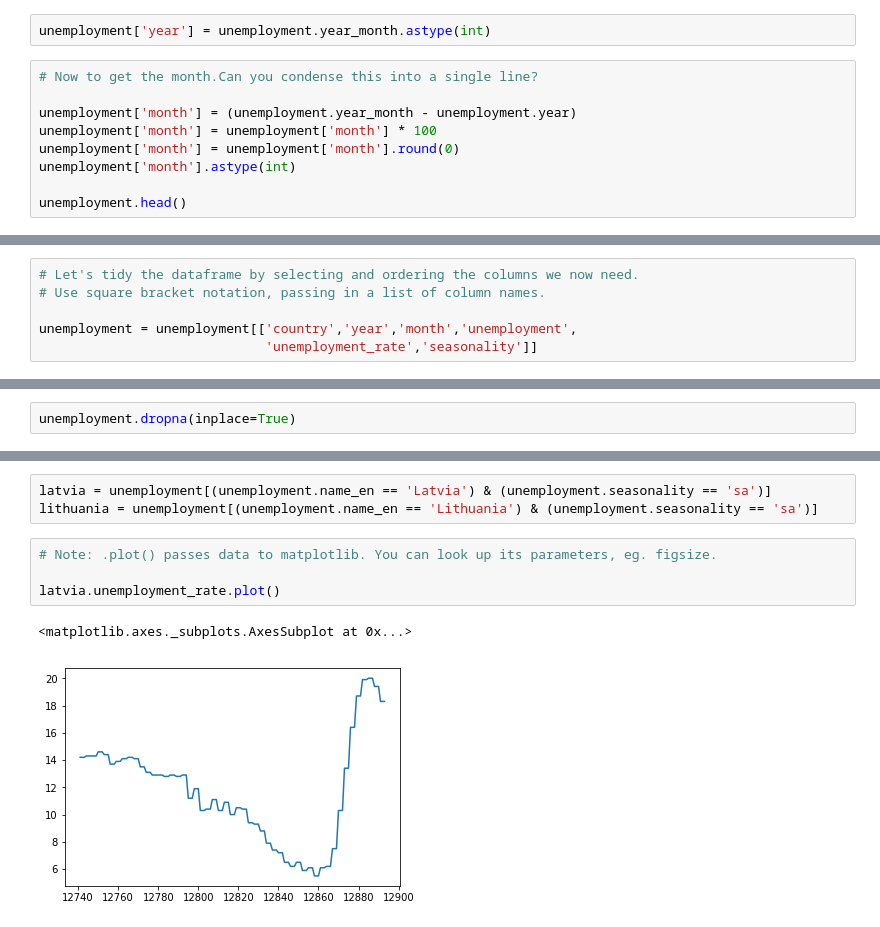
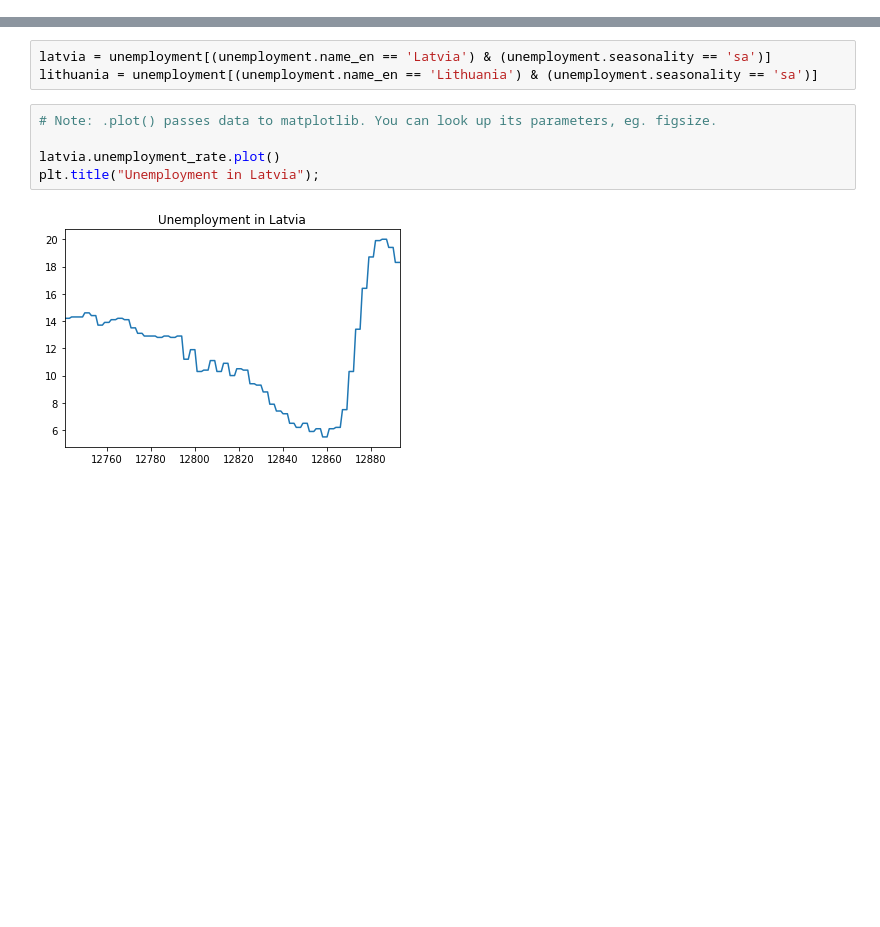
Before and after one commit to worldbank/Python-for-Data-Science, a Jupyter notebook: Spring 2019 8-week course/week 5/Pandas II.ipynb, the cells around one changed output, grey strips where cells are left out. Saved outputs shown, nothing was run; the diff lists cells and outputs as text; blank space fills up the shorter version.

```diff
--- a/Spring 2019 8-week course/week 5/Pandas II.ipynb
+++ b/Spring 2019 8-week course/week 5/Pandas II.ipynb
@@ -169,11 +144,0 @@ __Approach 2:__
-# %%
-unemployment['year'] = unemployment.year_month.astype(int)
-# %%
-# Now to get the month.Can you condense this into a single line?
-
-unemployment['month'] = (unemployment.year_month - unemployment.year)
-unemployment['month'] = unemployment['month'] * 100
-unemployment['month'] = unemployment['month'].round(0)
-unemployment['month'].astype(int)
-
-unemployment.head()
@@ -187,6 +144,0 @@ unemployment.head()
-# %%
-# Let's tidy the dataframe by selecting and ordering the columns we now need.
-# Use square bracket notation, passing in a list of column names.
-
-unemployment = unemployment[['country','year','month','unemployment',
-                             'unemployment_rate','seasonality']]
@@ -327,2 +247,0 @@ In our case, we will drop null values instead.
-# %%
-unemployment.dropna(inplace=True)
@@ -351,9 +253,9 @@ lithuania = unemployment[(unemployment.name_en == 'Lithuania') & (unemployment.s
 # %%
 # Note: .plot() passes data to matplotlib. You can look up its parameters, eg. figsize.
 
 latvia.unemployment_rate.plot()
+plt.title("Unemployment in Latvia");
 # %% [output]
-<matplotlib.axes._subplots.AxesSubplot at 0x...>
-[figure, old version]
+[figure, new version]
 # %%
 lithuania.unemployment_rate.plot()
```
Also changed, not shown: parts of 26 cells of this notebook.
